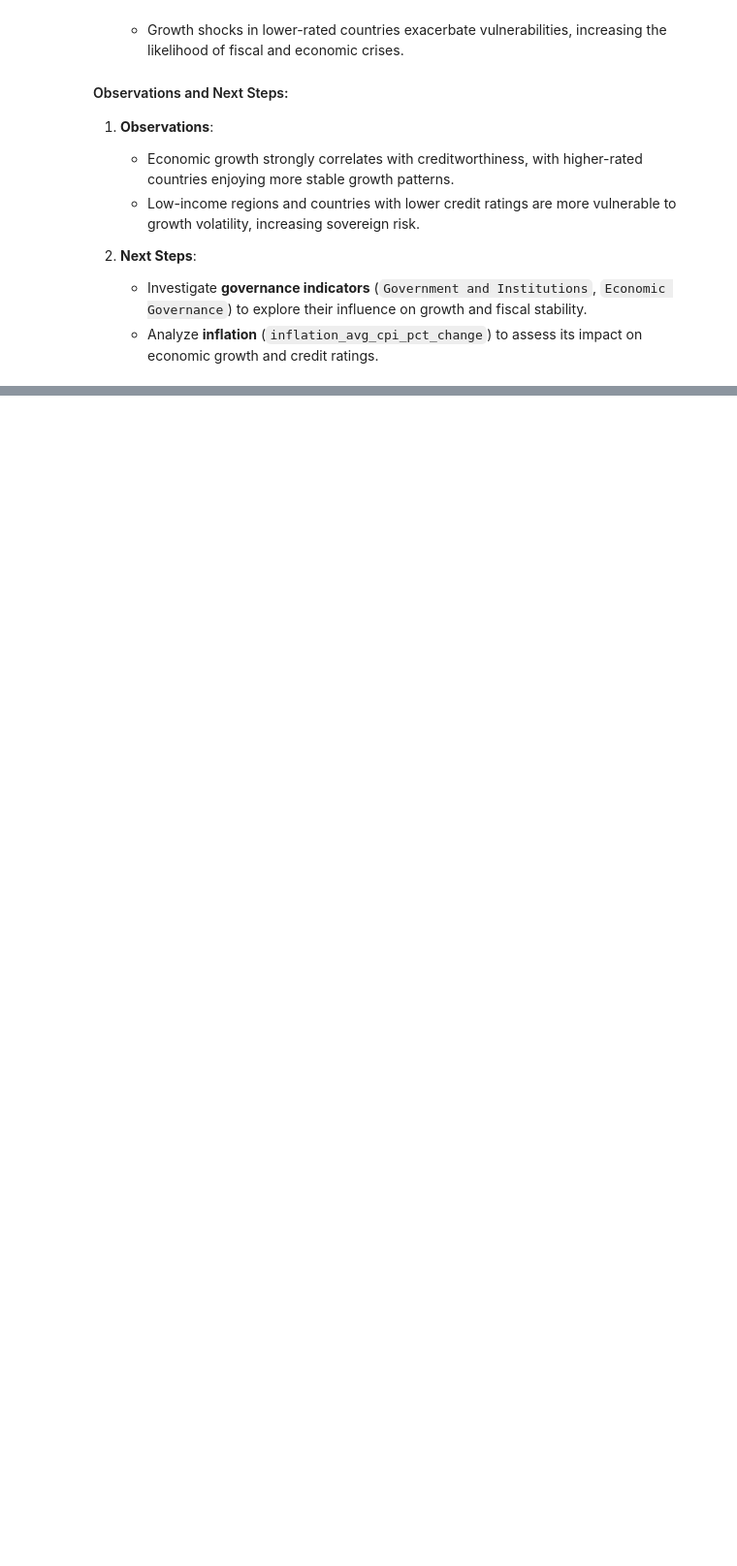
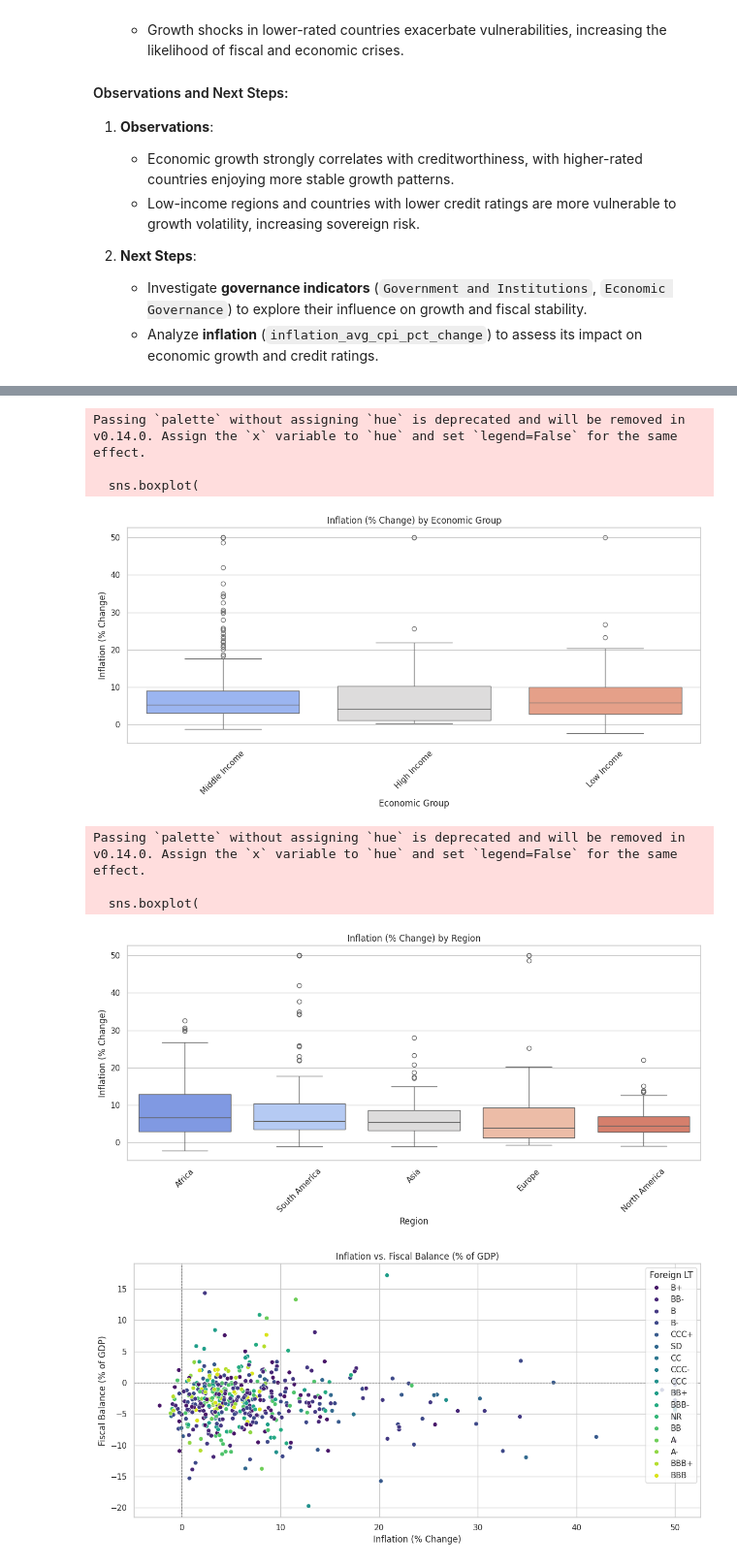
Before and after one commit to MMJGGR/SSA_EWS, a Jupyter notebook: SSA_EWS_Actual.ipynb, the cells around one changed output, grey strips where cells are left out. Shown at 97% size. Cells and saved outputs as stored; diff of their text form; code cells hidden in the pictures; blank space fills up the shorter version.

Commit message:
Additional EDA and plots

```diff
--- a/SSA_EWS_Actual.ipynb
+++ b/SSA_EWS_Actual.ipynb
@@ -472,0 +665,79 @@ Passing `palette` without assigning `hue` is deprecated and will be removed in v
+# %%
+# Set up plot style
+sns.set_theme(style="whitegrid")
+
+# Box Plot: Inflation by Economic Group
+plt.figure(figsize=(12, 6))
+sns.boxplot(
+    data=data,
+    x='economic_group',
+    y='inflation_avg_cpi_pct_change',
+    palette='coolwarm'
+)
+plt.title("Inflation (% Change) by Economic Group")
+plt.ylabel("Inflation (% Change)")
+plt.xlabel("Economic Group")
+plt.xticks(rotation=45)
+plt.tight_layout()
+plt.show()
+
+# Box Plot: Inflation by Region
+plt.figure(figsize=(12, 6))
+sns.boxplot(
+    data=data,
+    x='region',
+    y='inflation_avg_cpi_pct_change',
+    palette='coolwarm'
+)
+plt.title("Inflation (% Change) by Region")
+plt.ylabel("Inflation (% Change)")
+plt.xlabel("Region")
+plt.xticks(rotation=45)
+plt.tight_layout()
+plt.show()
+
+# Scatter Plot: Inflation vs. Fiscal Balance
+plt.figure(figsize=(12, 6))
+sns.scatterplot(
+    data=data,
+    x='inflation_avg_cpi_pct_change',
+    y='gov_net_lending_borrowing_gdp',
+    hue='Foreign LT',
+    palette="viridis",
+    legend='full'
+)
+plt.axhline(y=0, color='gray', linestyle='--', linewidth=0.8)
+plt.axvline(x=0, color='gray', linestyle='--', linewidth=0.8)
+plt.title("Inflation vs. Fiscal Balance (% of GDP)")
+plt.ylabel("Fiscal Balance (% of GDP)")
+plt.xlabel("Inflation (% Change)")
+plt.tight_layout()
+plt.show()
+
+# Scatter Plot: Inflation vs. Economic Growth
+plt.figure(figsize=(12, 6))
+sns.scatterplot(
+    data=data,
+    x='inflation_avg_cpi_pct_change',
+    y='gdp_constant_prices_pct_change',
+    hue='Foreign LT',
+    palette="coolwarm",
+    legend='full'
+)
+plt.axhline(y=0, color='gray', linestyle='--', linewidth=0.8)
+plt.axvline(x=0, color='gray', linestyle='--', linewidth=0.8)
+plt.title("Inflation vs. Economic Growth (% Change)")
+plt.ylabel("GDP Growth (% Change)")
+plt.xlabel("Inflation (% Change)")
+plt.tight_layout()
+plt.show()
+# %% [output]
+Passing `palette` without assigning `hue` is deprecated and will be removed in v0.14.0. Assign the `x` variable to `hue` and set `legend=False` for the same effect.
+
+  sns.boxplot(
+[figure, added]
+Passing `palette` without assigning `hue` is deprecated and will be removed in v0.14.0. Assign the `x` variable to `hue` and set `legend=False` for the same effect.
+
+  sns.boxplot(
+[figure, added]
+[figure, added]
```
Also changed, not shown: parts of 3 cells of this notebook.
